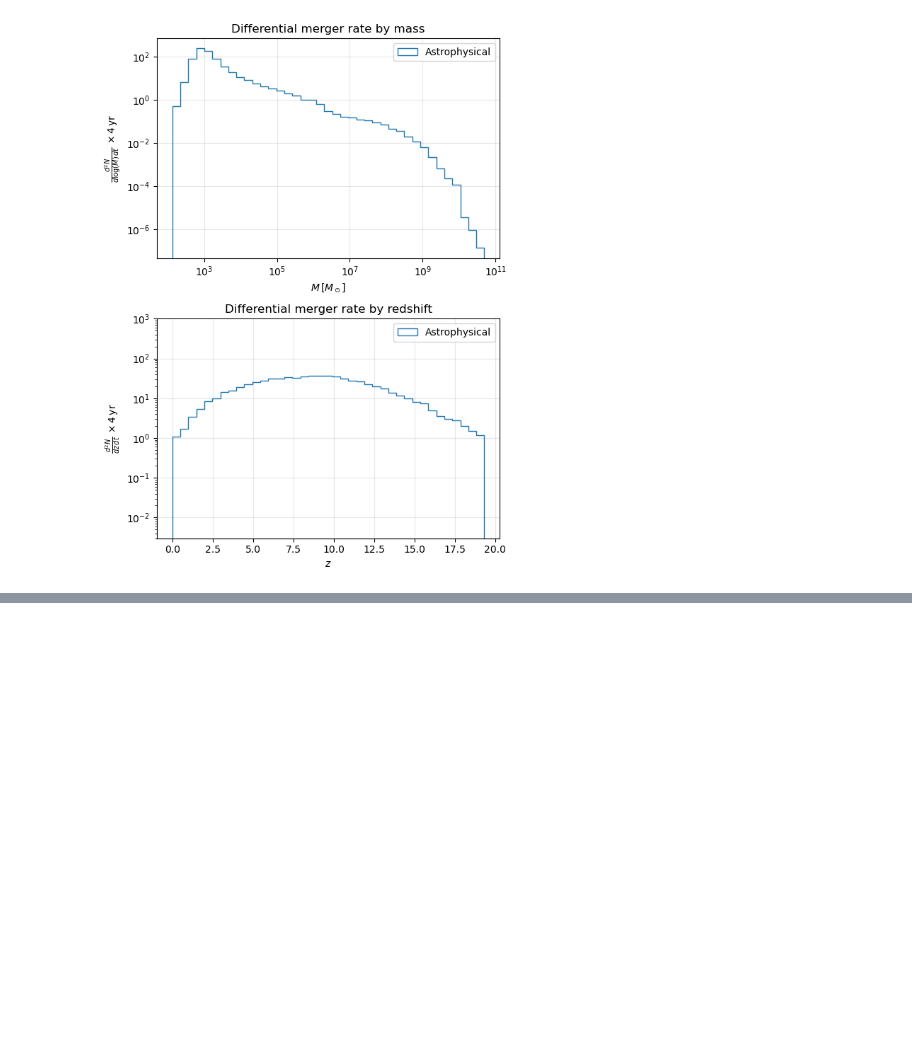
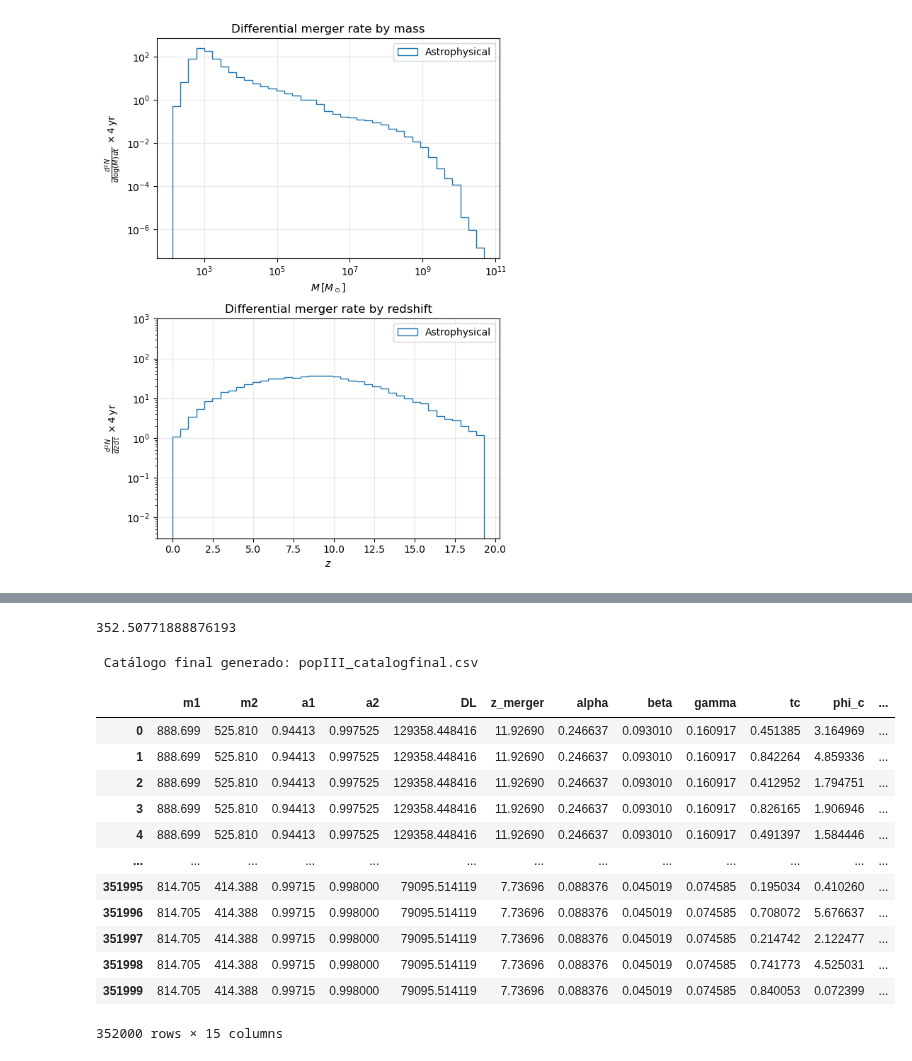
Before and after one commit to juangutimuni/Stronglensing-LISA, a Jupyter notebook: MergerRate2.ipynb, the cells around one changed output, grey strips where cells are left out. Cells and saved outputs as stored; diff of their text form; code cells hidden in the pictures; blank space fills up the shorter version.

```diff
--- a/MergerRate2.ipynb
+++ b/MergerRate2.ipynb
@@ -348,0 +347,37 @@ pd.read_csv('merger_events_catalog.csv')
+# %%
+data["event_probability"].sum()
+# %% [output]
+352.50771888876193
+# %%
+parametros = pd.read_csv("parametrosgeneradosN1000.csv")
+
+n_eventos = len(sampled_events)
+
+sampled_events_expanded = pd.DataFrame(np.repeat(sampled_events.values, 1000, axis=0), columns=sampled_events.columns)
+parametros_expanded = pd.concat([parametros] * n_eventos, ignore_index=True)
+
+if len(sampled_events_expanded) == len(parametros_expanded):
+    final_catalog = pd.concat([sampled_events_expanded.reset_index(drop=True), parametros_expanded], axis=1)
+
+    final_catalog.to_csv("popIII_catalogfinal.csv", index=False)
+    print(" Catálogo final generado: popIII_catalogfinal.csv")
+else:
+    print(f" Error: Tamaños desiguales - Eventos: {len(sampled_events_expanded)}, Parámetros: {len(parametros_expanded)}")
+# %% [output]
+ Catálogo final generado: popIII_catalogfinal.csv
+# %%
+pd.read_csv('popIII_catalogfinal.csv')
+# %% [output]
+|  | m1 | m2 | a1 | a2 | DL | z_merger | alpha | beta | gamma | tc | phi_c | ... |
+| 0 | 888.699 | 525.810 | 0.94413 | 0.997525 | 129358.448416 | 11.92690 | 0.246637 | 0.093010 | 0.160917 | 0.451385 | 3.164969 | ... |
+| 1 | 888.699 | 525.810 | 0.94413 | 0.997525 | 129358.448416 | 11.92690 | 0.246637 | 0.093010 | 0.160917 | 0.842264 | 4.859336 | ... |
+| 2 | 888.699 | 525.810 | 0.94413 | 0.997525 | 129358.448416 | 11.92690 | 0.246637 | 0.093010 | 0.160917 | 0.412952 | 1.794751 | ... |
+| 3 | 888.699 | 525.810 | 0.94413 | 0.997525 | 129358.448416 | 11.92690 | 0.246637 | 0.093010 | 0.160917 | 0.826165 | 1.906946 | ... |
+| 4 | 888.699 | 525.810 | 0.94413 | 0.997525 | 129358.448416 | 11.92690 | 0.246637 | 0.093010 | 0.160917 | 0.491397 | 1.584446 | ... |
+| ... | ... | ... | ... | ... | ... | ... | ... | ... | ... | ... | ... | ... |
+| 351995 | 814.705 | 414.388 | 0.99715 | 0.998000 | 79095.514119 | 7.73696 | 0.088376 | 0.045019 | 0.074585 | 0.195034 | 0.410260 | ... |
+| 351996 | 814.705 | 414.388 | 0.99715 | 0.998000 | 79095.514119 | 7.73696 | 0.088376 | 0.045019 | 0.074585 | 0.708072 | 5.676637 | ... |
+| 351997 | 814.705 | 414.388 | 0.99715 | 0.998000 | 79095.514119 | 7.73696 | 0.088376 | 0.045019 | 0.074585 | 0.214742 | 2.122477 | ... |
+| 351998 | 814.705 | 414.388 | 0.99715 | 0.998000 | 79095.514119 | 7.73696 | 0.088376 | 0.045019 | 0.074585 | 0.741773 | 4.525031 | ... |
+| 351999 | 814.705 | 414.388 | 0.99715 | 0.998000 | 79095.514119 | 7.73696 | 0.088376 | 0.045019 | 0.074585 | 0.840053 | 0.072399 | ... |
+352000 rows × 15 columns
```
Also changed, not shown: parts of 9 cells of this notebook.
